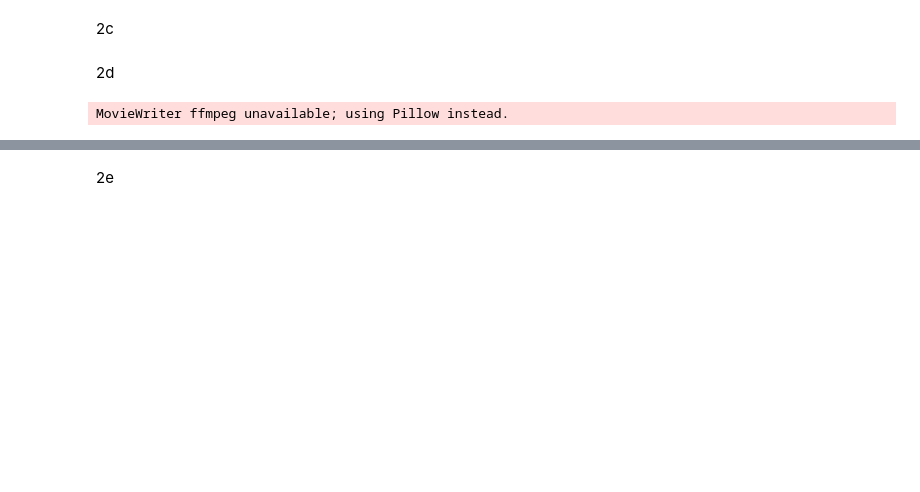
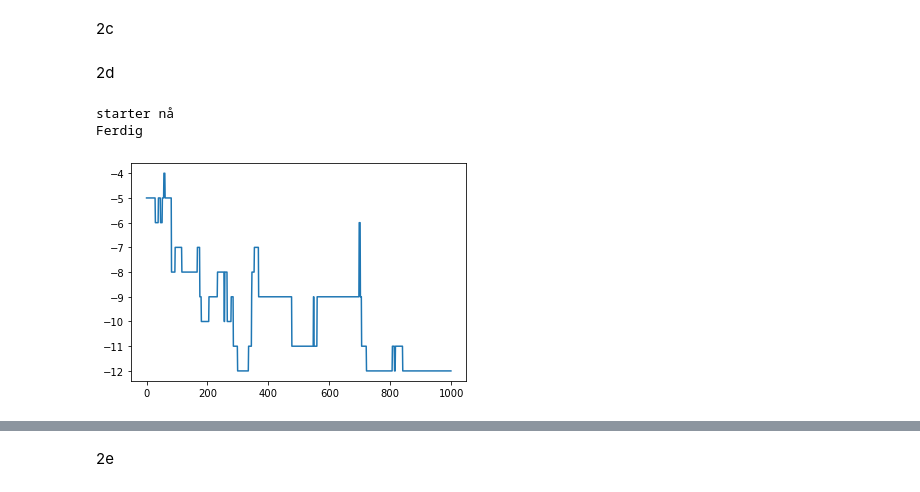
Before and after one commit to otkulseng/vitberProsjekt, a Jupyter notebook: Prosjekt1.ipynb, the cells around one changed output, grey strips where cells are left out. Drawn from its saved outputs; the diff is of its cells as text; code cells hidden in the pictures; blank space fills up the shorter version.

Commit message:
Added animations here and there. Implemented a slow monte carlo flexible polymer simulation. Haven't fount a good way to jit it...

```diff
--- a/Prosjekt1.ipynb
+++ b/Prosjekt1.ipynb
@@ -665,44 +682,38 @@ def test_rigid_move(test_size):
 def monte_carlo_sim_polymer(Ns, N, M, T, grid, move_function, fill_grid_list = False):
     e = np.zeros(Ns, dtype="float64") #list of the energies
     E = polymer_total_energy_fast(grid)
     e[0] = E
     grids = [grid]
     for i in range(Ns):
         polymer = int(2*(np.random.randint(2) - 0.5)) * np.random.randint(1, M+1) # sign * num
         direction = np.random.randint(0, 4) # 0: up, 1: right, 2: down, 3: left
         grid0 = grid.copy()
         legal_move = move_function(direction, polymer, grid)
         if legal_move:
             Enew = polymer_total_energy_fast(grid)
             if Enew < E:
                 E = Enew
             elif np.random.random() < np.exp(-k_energy*(Enew-E)/T):
                 E = Enew
             else:
                 grid = grid0
         e[i] = E
         if fill_grid_list:
             grids.append(grid)
 
     return e, grids
 
 grid = generate_grid_of_polymers(10, 3, 4)
-grid2 = grid.copy()
-t0 = time.perf_counter()
-e, grids = monte_carlo_sim_polymer(100000, 10, 3, 300, grid, rigid_move_polymer_fast)
-print(time.perf_counter()-t0)
-
-t0 = time.perf_counter()
-e, grids = monte_carlo_sim_polymer(100000, 10, 3, 300, grid2, rigid_move_polymer_fast, fill_grid_list=True)
-print(time.perf_counter()-t0)
-
+e, grids = monte_carlo_sim_polymer(1000, 10, 3, 300, grid, rigid_move_polymer_fast, fill_grid_list=True)
 plt.plot(e)
 
 print('starter nå')
-animate_grid(grids, 'polymer_anim', ms_between_frames = 1, signonly = False)
+#animate_grid(grids, 'polymer_anim', ms_between_frames = 1, signonly = False)
 print("Ferdig")
 # %% [output]
-MovieWriter ffmpeg unavailable; using Pillow instead.
+starter nå
+Ferdig
+[figure, added]
 # %% [markdown]
 <table><tr>
 <td> <img src="animations/polymer_anim_0.png" alt="Drawing" style="width: 250px;"/> </td>
```
Also changed, not shown: parts of 9 cells of this notebook, 10 other files.
